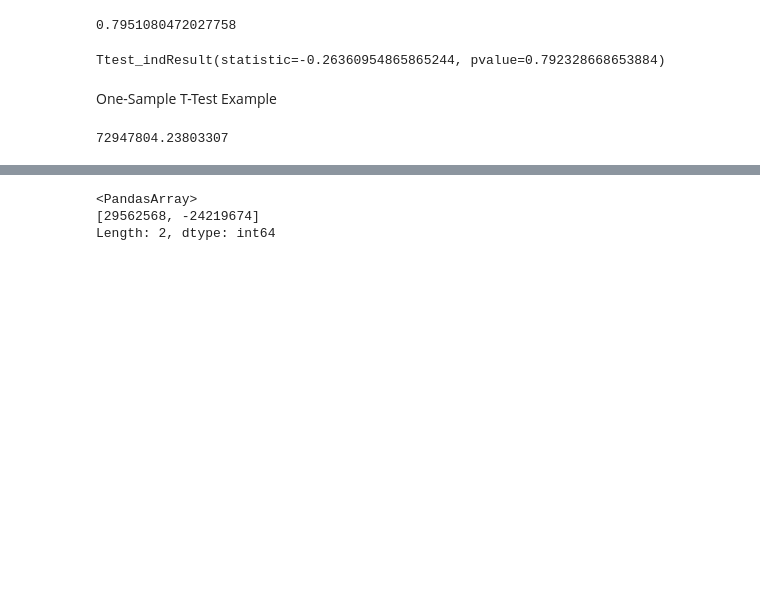
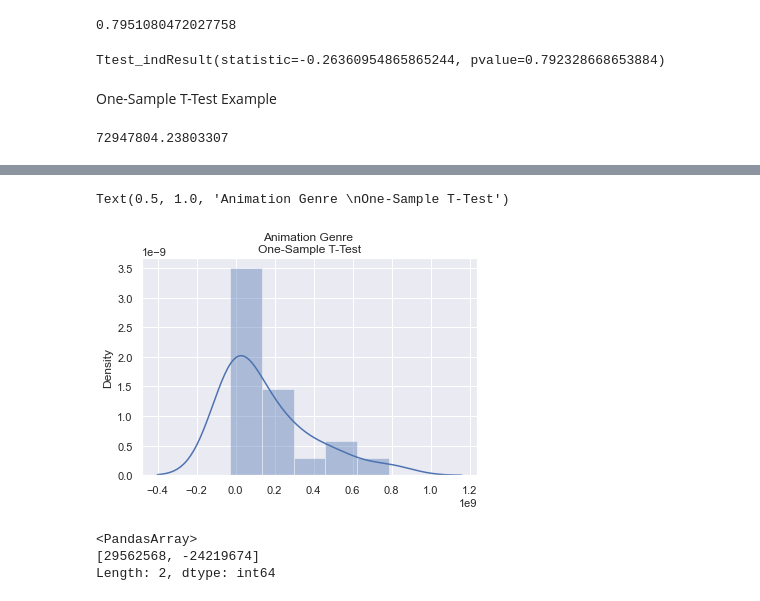
Before and after one commit to zmtillery/group-5-0206, a Jupyter notebook: notebooks/saketh/2-28_Update.ipynb, the cells around one changed output, grey strips where cells are left out. Drawn from its saved outputs; the diff is of its cells as text; code cells hidden in the pictures; blank space fills up the shorter version.

```diff
--- a/notebooks/saketh/2-28_Update.ipynb
+++ b/notebooks/saketh/2-28_Update.ipynb
@@ -650,7 +667,7 @@ Length: 200, dtype: int64
 # %%
 animation_profit = test.loc[test['genres'] == 'Animation']
-experimental = animation_profit['profit'].array
-experimental
+animation_test = animation_profit['profit'].array
+animation_test
 # %% [output]
 <PandasArray>
 [787854547, 559454789, 474464573, 389500298, 293505812, 228648063, 222831065,
@@ -714,3 +731,9 @@ one_sample_ttest(control, popmean, alpha)
+# %%
+one_sample_ttest(animation_test, popmean, alpha)
+plt.title("Animation Genre \nOne-Sample T-Test")
+# %% [output]
+Text(0.5, 1.0, 'Animation Genre \nOne-Sample T-Test')
+[figure, added]
 # %%
 sport_profit = test.loc[test['genres'] == 'Sport']
 sport_test = sport_profit['profit'].array
```
Also changed, not shown: parts of 9 cells of this notebook.
